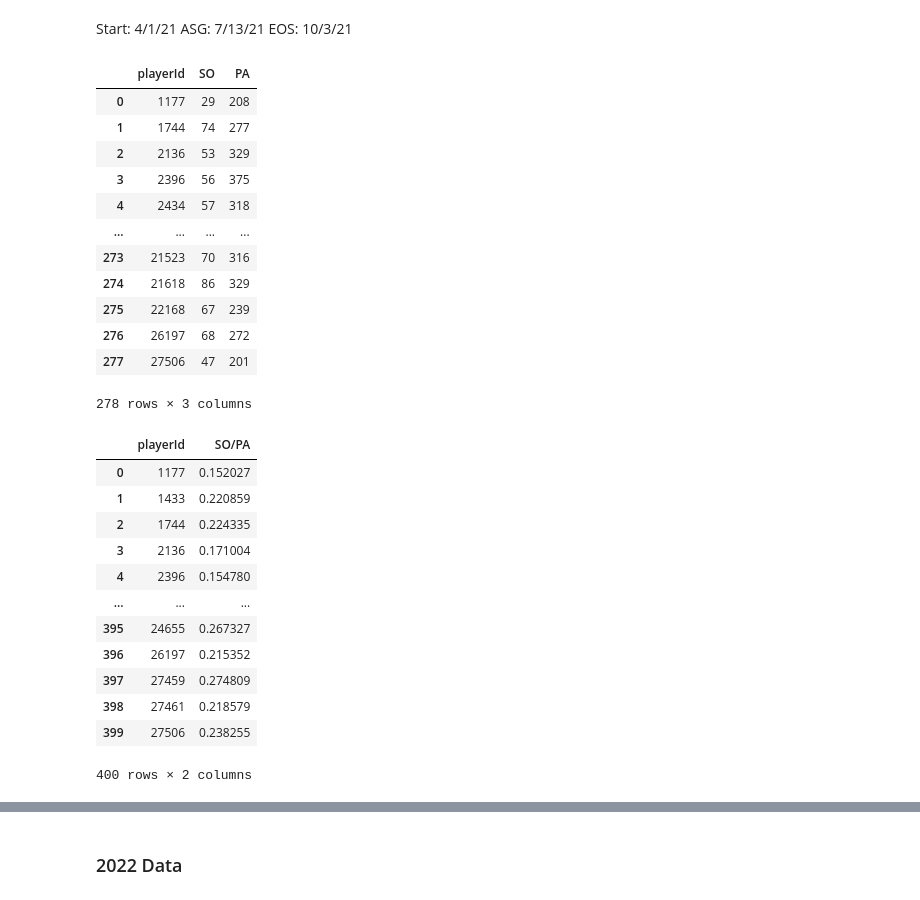
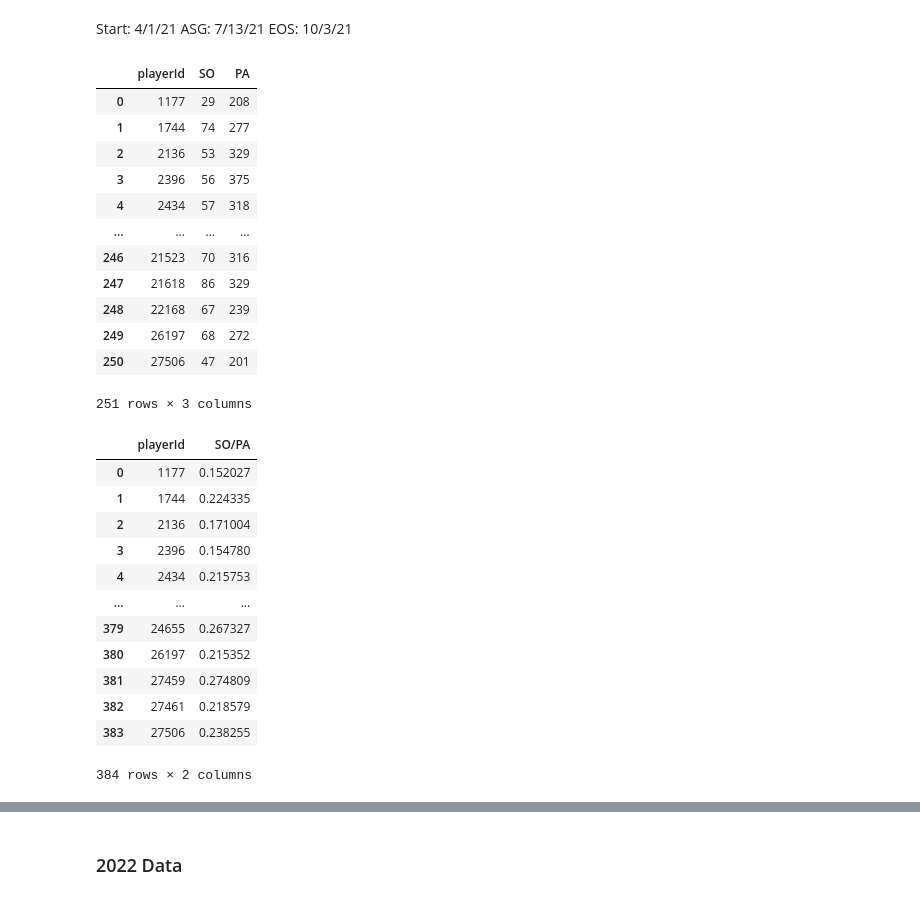
Before and after one commit to Alee-M/Taking_a_Swing_at_Probability_Neural_Networks_Comparison, a Jupyter notebook: BNN_Ensemble_Comparison_Data_Cleaning_Final.ipynb, the cells around one changed output, grey strips where cells are left out. Cells and saved outputs as stored; diff of their text form; code cells hidden in the pictures.

```diff
--- a/BNN_Ensemble_Comparison_Data_Cleaning_Final.ipynb
+++ b/BNN_Ensemble_Comparison_Data_Cleaning_Final.ipynb
@@ -16,7 +16,7 @@ from sklearn.preprocessing import MinMaxScaler
 from sklearn.model_selection import train_test_split
 # %%
 #Set Directory
-dir = 'Google_Drive_Path'
+dir = ' '
 # %% [markdown]
 ###2017 Data
 # %% [markdown]
@@ -222,7 +222,7 @@ ASG: 7/13/21
 EOS: 10/3/21
 # %%
 #ASG data represents SO/PA at the midpoint of the baseball season (the All-Star Break)
-ASG2021 = pd.read_csv(dir + '2021_Start_to_ASG_160.csv') #Load in CSV (direct export from FanGraphs)
+ASG2021 = pd.read_csv(dir + '2021_Start_ASG_160_AB.csv') #Load in CSV (direct export from FanGraphs)
 ASG2021 = ASG2021[['playerId','SO','PA']] #Remove unnecessary columns
 ASG2021
 # %% [output]
@@ -233,33 +233,33 @@ ASG2021
 | 3 | 2396 | 56 | 375 |
 | 4 | 2434 | 57 | 318 |
 | ... | ... | ... | ... |
-| 273 | 21523 | 70 | 316 |
-| 274 | 21618 | 86 | 329 |
-| 275 | 22168 | 67 | 239 |
-| 276 | 26197 | 68 | 272 |
-| 277 | 27506 | 47 | 201 |
+| 246 | 21523 | 70 | 316 |
+| 247 | 21618 | 86 | 329 |
+| 248 | 22168 | 67 | 239 |
+| 249 | 26197 | 68 | 272 |
+| 250 | 27506 | 47 | 201 |
-278 rows × 3 columns
+251 rows × 3 columns
 # %%
 #EOS data represents SO/PA with full season data
-EOS2021 = pd.read_csv(dir + '2021_Start_to_EOS_160.csv') #Load in CSV (direct export from FanGraphs)
+EOS2021 = pd.read_csv(dir + '2021_Start_EOS_160_AB.csv') #Load in CSV (direct export from FanGraphs)
 EOS2021 = EOS2021[['playerId','SO','PA']] #Remove unnecesaary columns
 EOS2021['SO/PA'] = EOS2021['SO']/EOS2021['PA'] #Calculate strikeout rate
 EOS2021=EOS2021.drop(columns=['PA','SO']) #Drop columns used for calculation
 EOS2021
 # %% [output]
 |  | playerId | SO/PA |
 | 0 | 1177 | 0.152027 |
-| 1 | 1433 | 0.220859 |
-| 2 | 1744 | 0.224335 |
-| 3 | 2136 | 0.171004 |
-| 4 | 2396 | 0.154780 |
+| 1 | 1744 | 0.224335 |
+| 2 | 2136 | 0.171004 |
+| 3 | 2396 | 0.154780 |
+| 4 | 2434 | 0.215753 |
 | ... | ... | ... |
-| 395 | 24655 | 0.267327 |
-| 396 | 26197 | 0.215352 |
-| 397 | 27459 | 0.274809 |
-| 398 | 27461 | 0.218579 |
-| 399 | 27506 | 0.238255 |
+| 379 | 24655 | 0.267327 |
+| 380 | 26197 | 0.215352 |
+| 381 | 27459 | 0.274809 |
+| 382 | 27461 | 0.218579 |
+| 383 | 27506 | 0.238255 |
-400 rows × 2 columns
+384 rows × 2 columns
 # %%
 #Create merged data for 2021
 data2021 = pd.merge(ASG2021, EOS2021, on=['playerId'], how='inner') #Merge data at All-Star_Break with data at End of Season, inner join -> only players in both datasets
```
Also changed, not shown: parts of 18 cells of this notebook.
